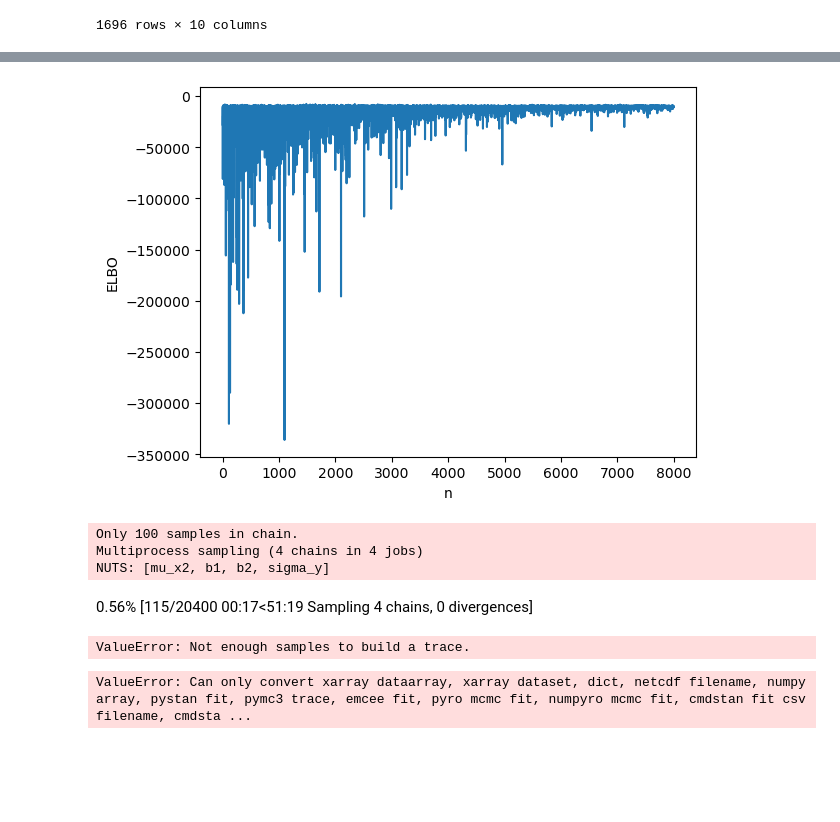
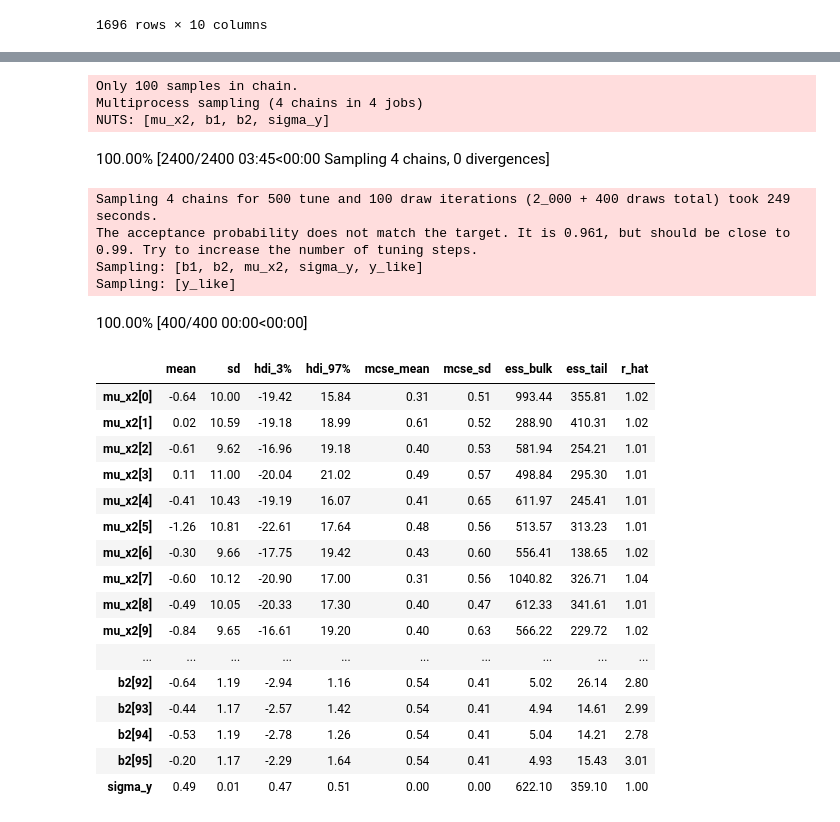
Before and after one commit to cnickol26/BigDataBowl2023, a Jupyter notebook: Modeling.ipynb, the cells around one changed output, grey strips where cells are left out. Drawn from its saved outputs; the diff is of its cells as text; code cells hidden in the pictures; blank space fills up the shorter version.

Commit message:
speed model

```diff
--- a/Modeling.ipynb
+++ b/Modeling.ipynb
@@ -656,6 +492,8 @@ train_speed2
 1696 rows × 10 columns
 # %%
 speed_dummies = pd.get_dummies(train_speed, prefix="", prefix_sep='', columns=['tackle_name'])
+# %%
+speed_dummies = speed_dummies.drop(['end_height','end_weight','quarter'],axis = 1)
 # %%
 x_train = speed_dummies.iloc[:,4:]
 y_train = speed_dummies.iloc[:,2].values
@@ -681,10 +503,10 @@ x_train.iloc[:,6:]
 with Model() as speed_model:
 
     Y = pm.MutableData(name = 'Y', value = y_train)
-    X1 = pm.MutableData(name = 'X1', value = x_train.iloc[:,:6])
-    X2 = pm.MutableData(name = 'X2', value = x_train.iloc[:,6:])
-    k1 = x_train.iloc[:,:6].shape[1]
-    k2 = x_train.iloc[:,6:].shape[1]
+    X1 = pm.MutableData(name = 'X1', value = x_train.iloc[:,:3])
+    X2 = pm.MutableData(name = 'X2', value = x_train.iloc[:,3:])
+    k1 = x_train.iloc[:,:3].shape[1]
+    k2 = x_train.iloc[:,3:].shape[1]
 
     # Priors
     mu_x2 = pm.Normal('mu_x2', mu=0, sigma=10000, shape = k2)
@@ -705,6 +527,3 @@ with Model() as speed_model:
 pm.model_to_graphviz(speed_model)
 # %% [output]
 [drawing not drawn]
-# %%
-with speed_model:
-    speed_model_fit = pm.fit(8000, method = 'advi', random_seed = 13894712)
@@ -714,21 +530,32 @@ Finished [100%]: Average Loss = 10,455
-# %%
-advi_elbo = pd.DataFrame(
-    {'ELBO': -speed_model_fit.hist,
-     'n': np.arange(speed_model_fit.hist.shape[0])})
-
-_ = sns.lineplot(y='ELBO', x='n', data=advi_elbo)
-# %% [output]
-[figure, removed]
-# %%
-with speed_model:
-    speed_model_trace = pm.sample(100, step = pm.NUTS(target_accept = 0.99), cores = 4, tune=5000)
-# %% [output]
-Only 100 samples in chain.
-Multiprocess sampling (4 chains in 4 jobs)
-NUTS: [mu_x2, b1, b2, sigma_y]
-0.56% [115/20400 00:17<51:19 Sampling 4 chains, 0 divergences]
-ValueError: Not enough samples to build a trace.
-# %%
-az.summary(speed_model)
-# %% [output]
-ValueError: Can only convert xarray dataarray, xarray dataset, dict, netcdf filename, numpy array, pystan fit, pymc3 trace, emcee fit, pyro mcmc fit, numpyro mcmc fit, cmdstan fit csv filename, cmdsta ...
+# %%
+with speed_model:
+    speed_model_trace = pm.sample(100, step = pm.NUTS(target_accept = 0.99), cores = 4, tune=500)
+    speed_model_trace.extend(pm.sample_prior_predictive())
+    speed_model_trace.extend(pm.sample_posterior_predictive(speed_model_trace))
+# %% [output]
+Only 100 samples in chain.
+Multiprocess sampling (4 chains in 4 jobs)
+NUTS: [mu_x2, b1, b2, sigma_y]
+100.00% [2400/2400 03:45<00:00 Sampling 4 chains, 0 divergences]
+Sampling 4 chains for 500 tune and 100 draw iterations (2_000 + 400 draws total) took 249 seconds.
+The acceptance probability does not match the target. It is 0.961, but should be close to 0.99. Try to increase the number of tuning steps.
+Sampling: [b1, b2, mu_x2, sigma_y, y_like]
+Sampling: [y_like]
+100.00% [400/400 00:00<00:00]
+|  | mean | sd | hdi_3% | hdi_97% | mcse_mean | mcse_sd | ess_bulk | ess_tail | r_hat |
+| mu_x2[0] | -0.64 | 10.00 | -19.42 | 15.84 | 0.31 | 0.51 | 993.44 | 355.81 | 1.02 |
+| mu_x2[1] | 0.02 | 10.59 | -19.18 | 18.99 | 0.61 | 0.52 | 288.90 | 410.31 | 1.02 |
+| mu_x2[2] | -0.61 | 9.62 | -16.96 | 19.18 | 0.40 | 0.53 | 581.94 | 254.21 | 1.01 |
+| mu_x2[3] | 0.11 | 11.00 | -20.04 | 21.02 | 0.49 | 0.57 | 498.84 | 295.30 | 1.01 |
+| mu_x2[4] | -0.41 | 10.43 | -19.19 | 16.07 | 0.41 | 0.65 | 611.97 | 245.41 | 1.01 |
+| mu_x2[5] | -1.26 | 10.81 | -22.61 | 17.64 | 0.48 | 0.56 | 513.57 | 313.23 | 1.01 |
+| mu_x2[6] | -0.30 | 9.66 | -17.75 | 19.42 | 0.43 | 0.60 | 556.41 | 138.65 | 1.02 |
+| mu_x2[7] | -0.60 | 10.12 | -20.90 | 17.00 | 0.31 | 0.56 | 1040.82 | 326.71 | 1.04 |
+| mu_x2[8] | -0.49 | 10.05 | -20.33 | 17.30 | 0.40 | 0.47 | 612.33 | 341.61 | 1.01 |
+| mu_x2[9] | -0.84 | 9.65 | -16.61 | 19.20 | 0.40 | 0.63 | 566.22 | 229.72 | 1.02 |
+| ... | ... | ... | ... | ... | ... | ... | ... | ... | ... |
+| b2[92] | -0.64 | 1.19 | -2.94 | 1.16 | 0.54 | 0.41 | 5.02 | 26.14 | 2.80 |
+| b2[93] | -0.44 | 1.17 | -2.57 | 1.42 | 0.54 | 0.41 | 4.94 | 14.61 | 2.99 |
+| b2[94] | -0.53 | 1.19 | -2.78 | 1.26 | 0.54 | 0.41 | 5.04 | 14.21 | 2.78 |
+| b2[95] | -0.20 | 1.17 | -2.29 | 1.64 | 0.54 | 0.41 | 4.93 | 15.43 | 3.01 |
+| sigma_y | 0.49 | 0.01 | 0.47 | 0.51 | 0.00 | 0.00 | 622.10 | 359.10 | 1.00 |
```
Also changed, not shown: parts of 28 cells of this notebook.
